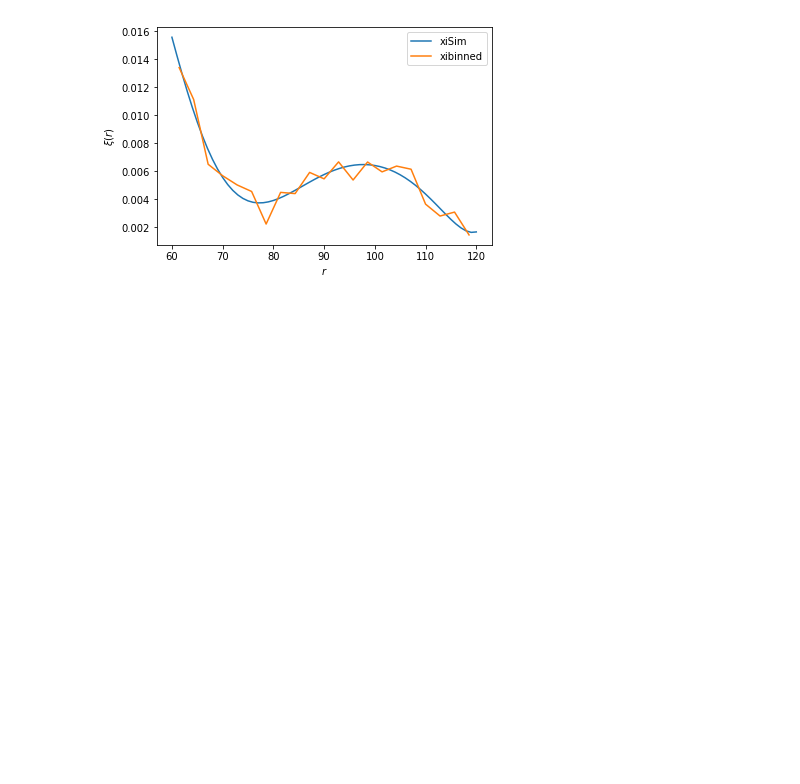
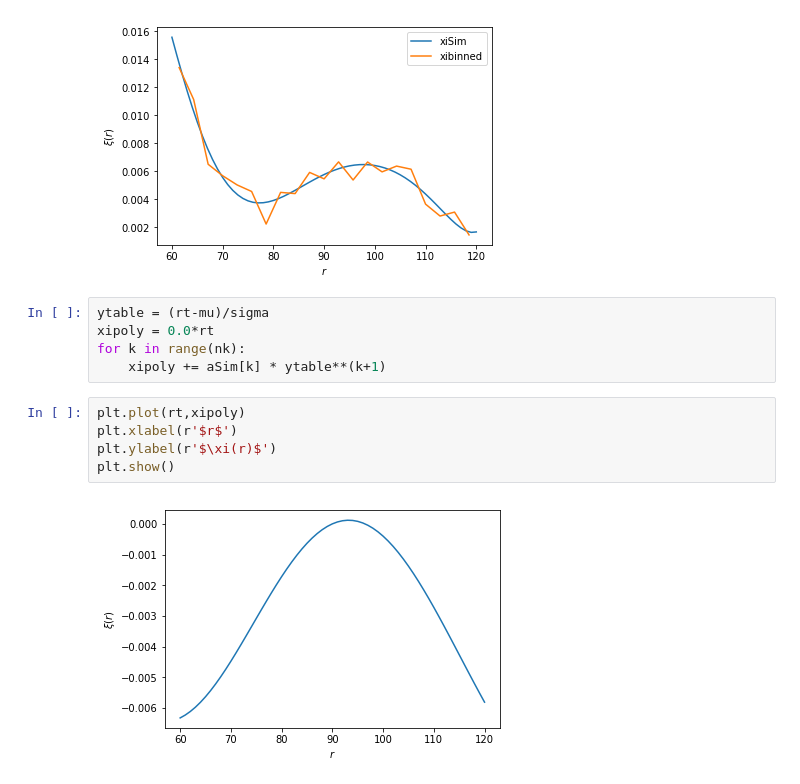
Before and after one commit to marmusso/xi-without-bins, a Jupyter notebook: XiCenLagu.ipynb, the cells around one changed output. Cells and saved outputs as stored; diff of their text form; blank space fills up the shorter version.

```diff
--- a/XiCenLagu.ipynb
+++ b/XiCenLagu.ipynb
@@ -252,4 +250,16 @@ plt.legend(["xiSim", "xibinned"])
 plt.show()
 # %% [output]
 [figure]
+# %%
+ytable = (rt-mu)/sigma
+xipoly = 0.0*rt
+for k in range(nk):
+    xipoly += aSim[k] * ytable**(k+1)
+# %%
+plt.plot(rt,xipoly)
+plt.xlabel(r'$r$')
+plt.ylabel(r'$\xi(r)$')
+plt.show()
+# %% [output]
+[figure, added]
 # %%
```
Also changed, not shown: parts of 9 cells of this notebook, 1 other file.
